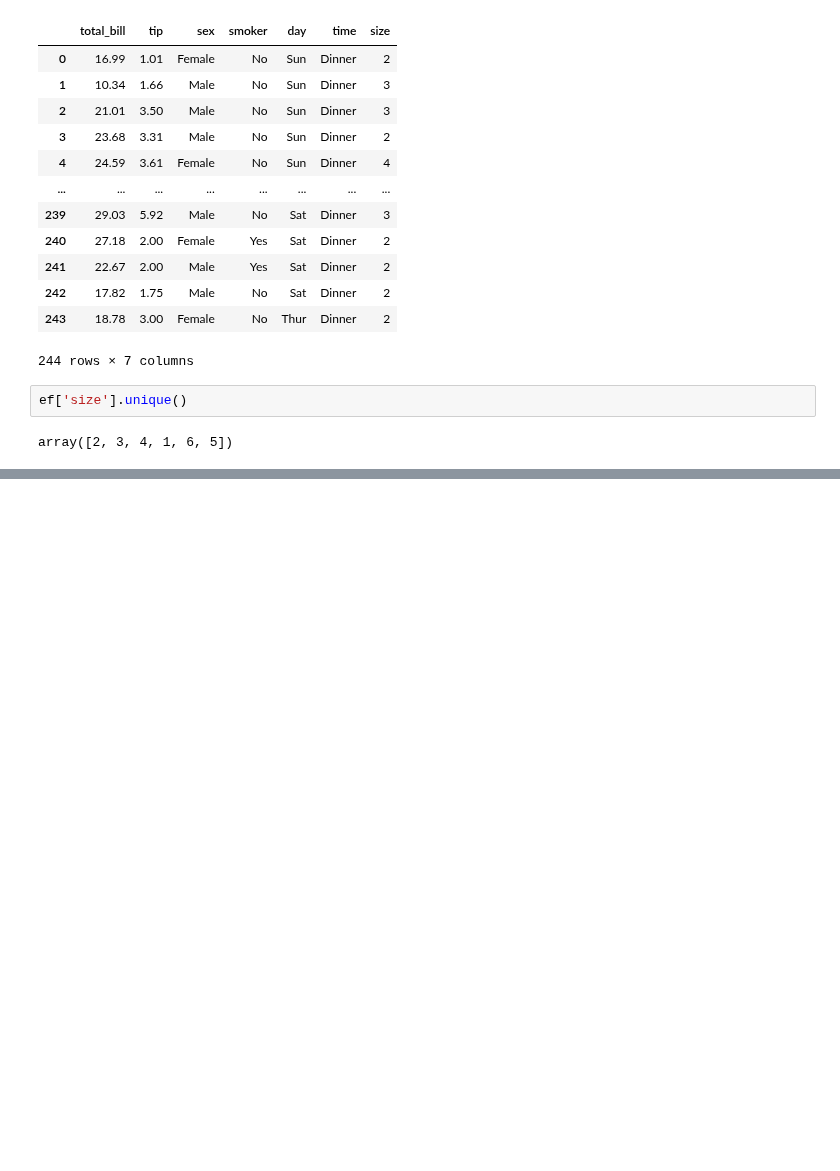
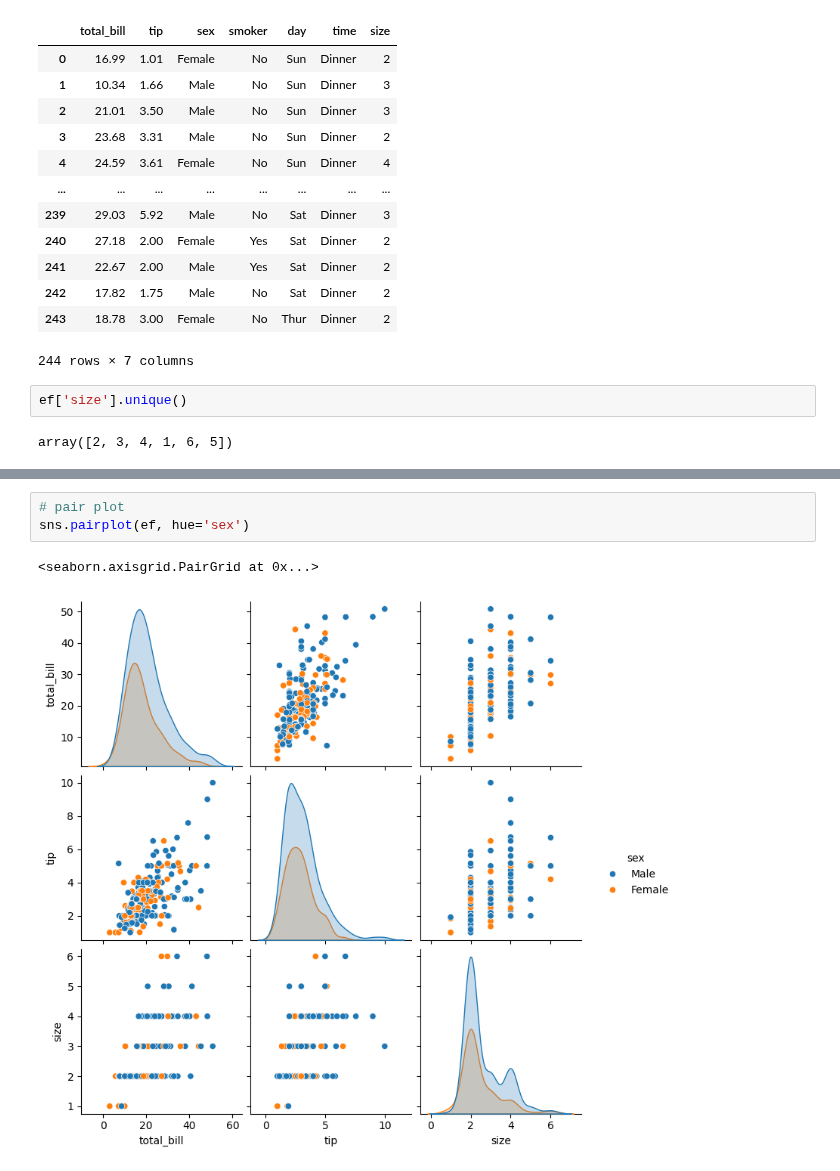
Before and after one commit to Itx-Psycho0/MY-Skills, a Jupyter notebook: SCRIPTING_LANGUAGES/Python/day15.ipynb, the cells around one changed output, grey strips where cells are left out. Drawn from its saved outputs; the diff is of its cells as text; blank space fills up the shorter version.

```diff
--- a/SCRIPTING_LANGUAGES/Python/day15.ipynb
+++ b/SCRIPTING_LANGUAGES/Python/day15.ipynb
@@ -214,0 +230,6 @@ sns.displot(ef['total_bill'],bins=20,kde = True)
+# %%
+# pair plot
+sns.pairplot(ef, hue='sex')
+# %% [output]
+<seaborn.axisgrid.PairGrid at 0x...>
+[figure, added]
```
Also changed, not shown: parts of 10 cells of this notebook.
